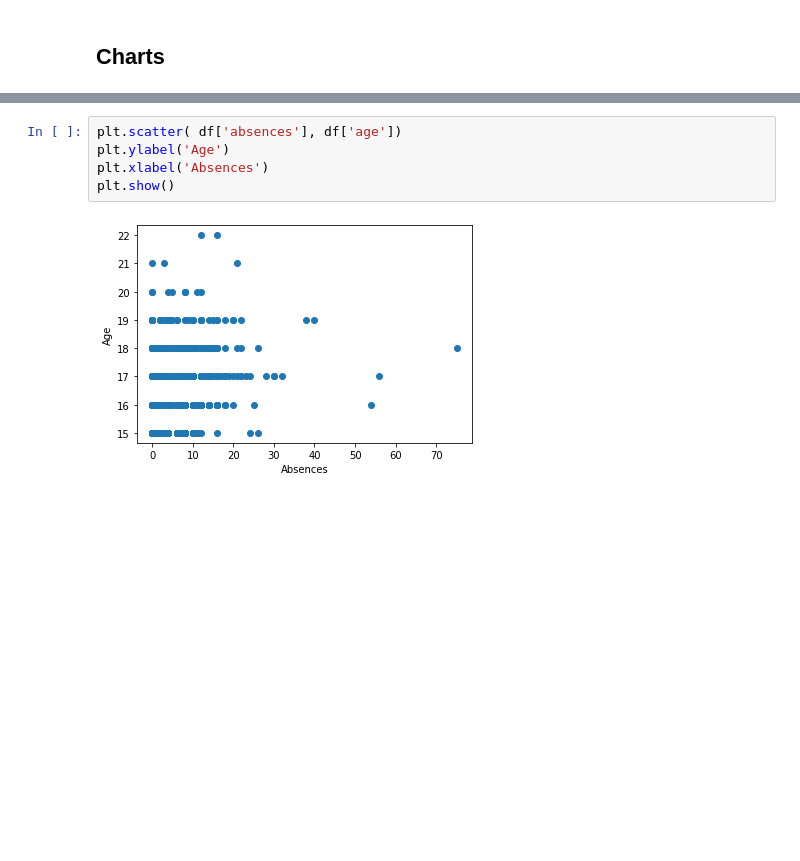
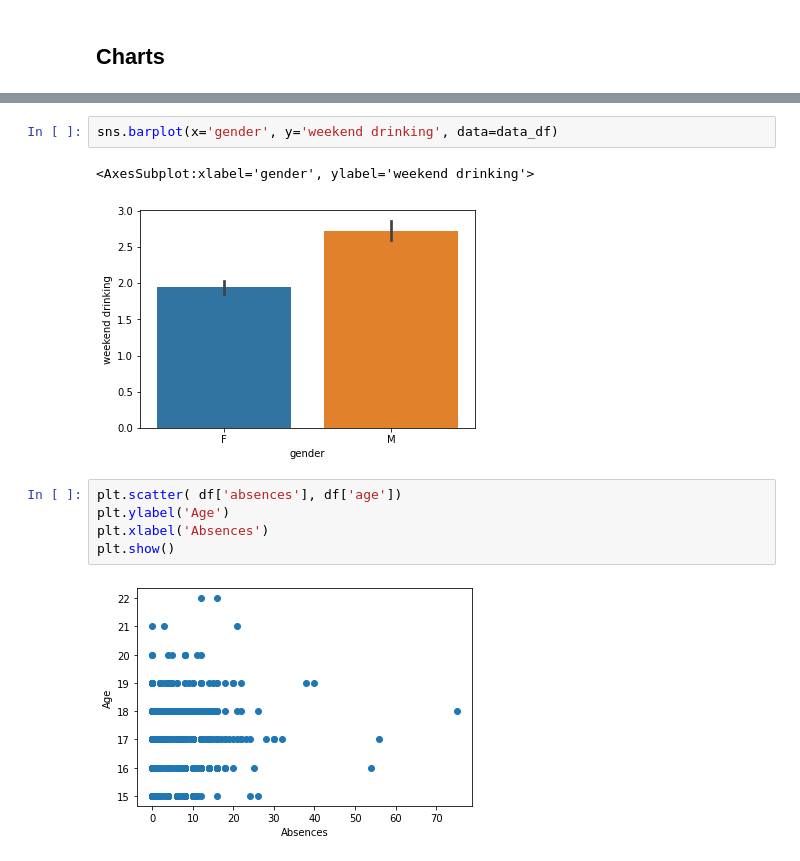
Before and after one commit to jaimiesj/health_outcomes, a Jupyter notebook: src/learn.ipynb, the cells around one changed output, grey strips where cells are left out. Cells and saved outputs as stored; diff of their text form; blank space fills up the shorter version.

```diff
--- a/src/learn.ipynb
+++ b/src/learn.ipynb
@@ -468,3 +513,8 @@ import matplotlib.pyplot as plt
+# %%
+sns.barplot(x='gender', y='weekend drinking', data=data_df)
+# %% [output]
+<AxesSubplot:xlabel='gender', ylabel='weekend drinking'>
+[figure, added]
 # %%
 plt.scatter( df['absences'], df['age'])
 plt.ylabel('Age')
```
Also changed, not shown: parts of 15 cells of this notebook.
